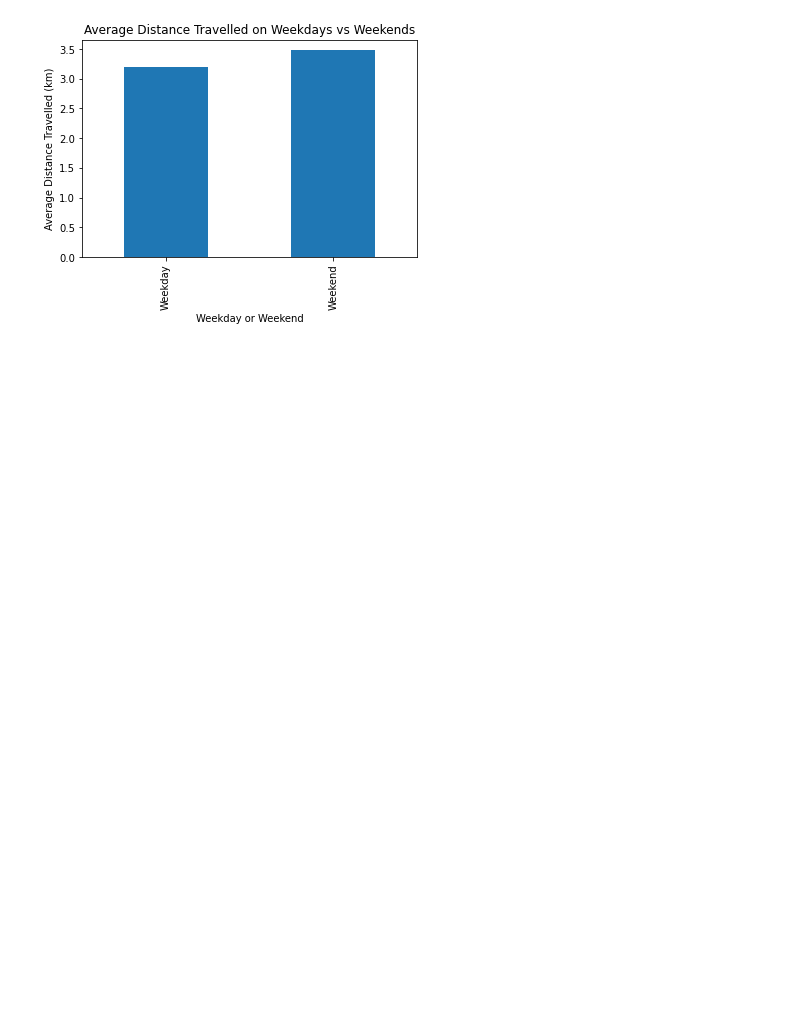
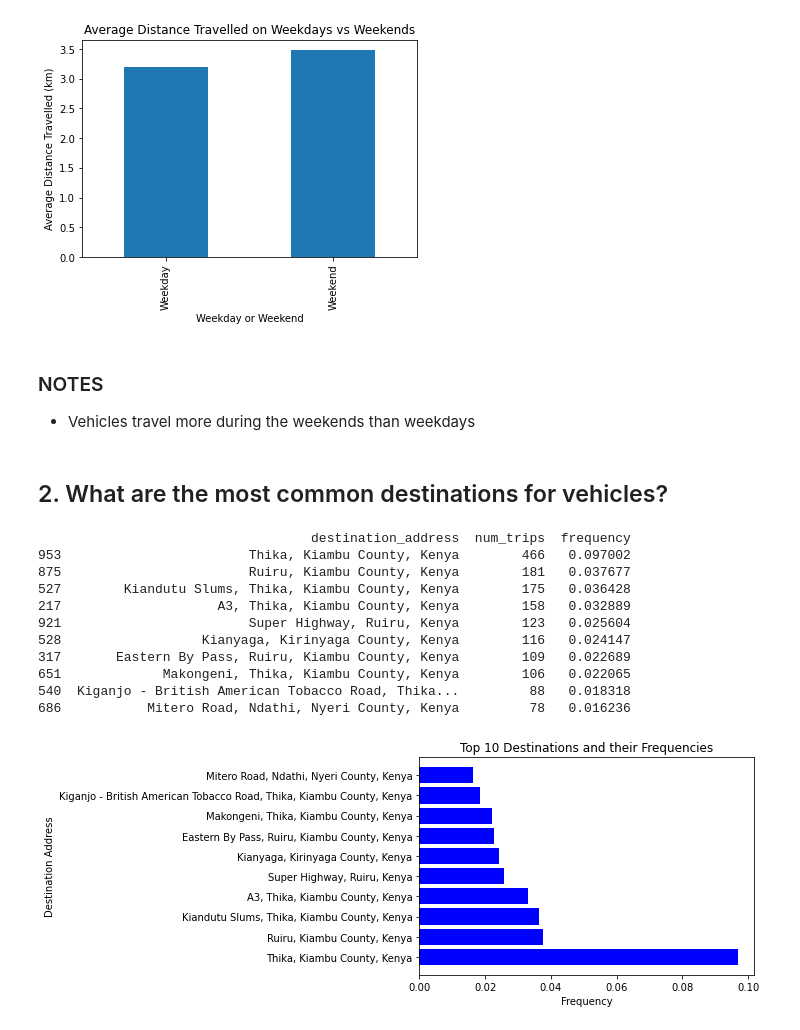
Before and after one commit to Ronnie-Leon76/Yatsa-Analytics, a Jupyter notebook: Yatsa-Analytics-EDA.ipynb, the cells around one changed output. Cells and saved outputs as stored; diff of their text form; code cells hidden in the pictures; blank space fills up the shorter version.

```diff
--- a/Yatsa-Analytics-EDA.ipynb
+++ b/Yatsa-Analytics-EDA.ipynb
@@ -376,3 +387,43 @@ plt.xticks([0, 1], ['Weekday', 'Weekend'])
 plt.show()
 # %% [output]
 [figure]
+# %% [markdown]
+### NOTES
+- Vehicles travel more during the weekends than weekdays
+# %% [markdown]
+## 2. What are the most common destinations for vehicles?
+# %%
+# Group trips by destination address
+destination_counts = trips_df.groupby('destination_address').size().reset_index(name='num_trips')
+
+#sort destination by number of trips
+sorted_destinations = destination_counts.sort_values(by='num_trips', ascending= False)
+
+#calculate average frequency of trips to each destination
+sorted_destinations['frequency'] = sorted_destinations['num_trips'] / trips_df['created'].nunique()
+
+print(sorted_destinations.head(10))
+
+# Create a horizontal bar chart
+plt.barh(sorted_destinations['destination_address'].head(10), sorted_destinations['frequency'].head(10), color='blue')
+
+# Add labels and title
+plt.xlabel('Frequency')
+plt.ylabel('Destination Address')
+plt.title('Top 10 Destinations and their Frequencies')
+
+# Show the plot
+plt.show()
+# %% [output]
+                                   destination_address  num_trips  frequency
+953                        Thika, Kiambu County, Kenya        466   0.097002
+875                        Ruiru, Kiambu County, Kenya        181   0.037677
+527        Kiandutu Slums, Thika, Kiambu County, Kenya        175   0.036428
+217                    A3, Thika, Kiambu County, Kenya        158   0.032889
+921                        Super Highway, Ruiru, Kenya        123   0.025604
+528                  Kianyaga, Kirinyaga County, Kenya        116   0.024147
+317       Eastern By Pass, Ruiru, Kiambu County, Kenya        109   0.022689
+651             Makongeni, Thika, Kiambu County, Kenya        106   0.022065
+540  Kiganjo - British American Tobacco Road, Thika...         88   0.018318
+686           Mitero Road, Ndathi, Nyeri County, Kenya         78   0.016236
+[figure, added]
```
Also changed, not shown: parts of 9 cells of this notebook.
